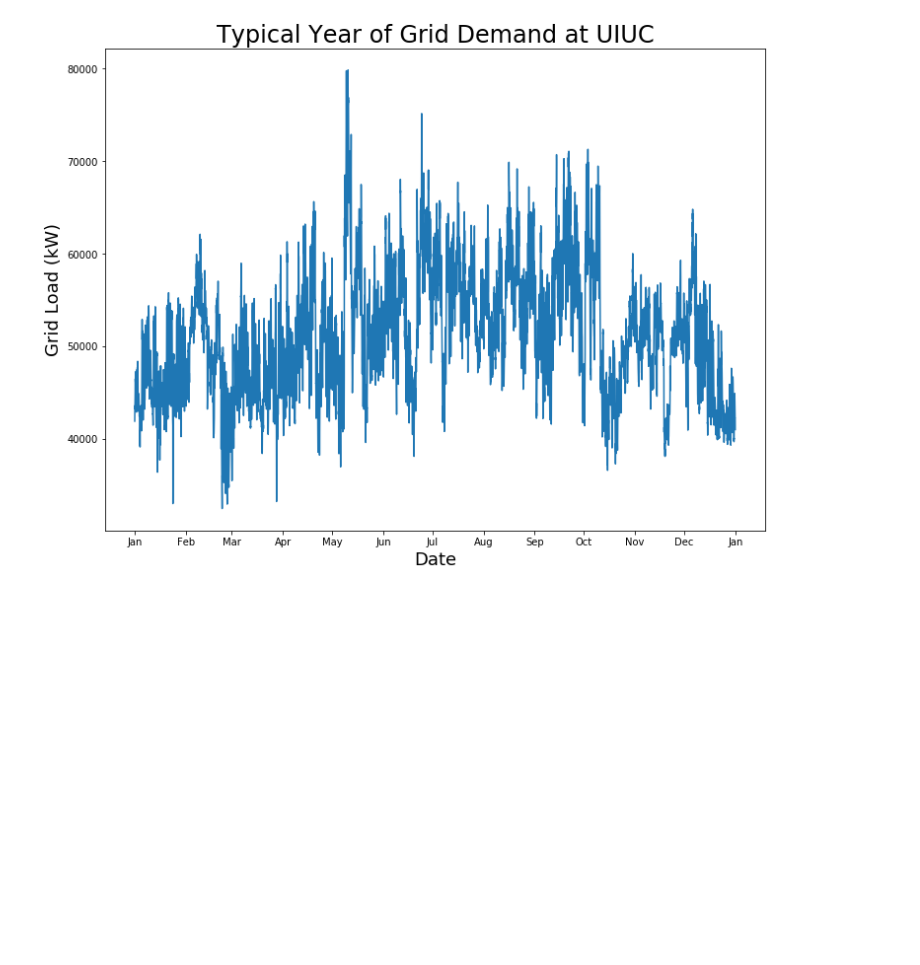
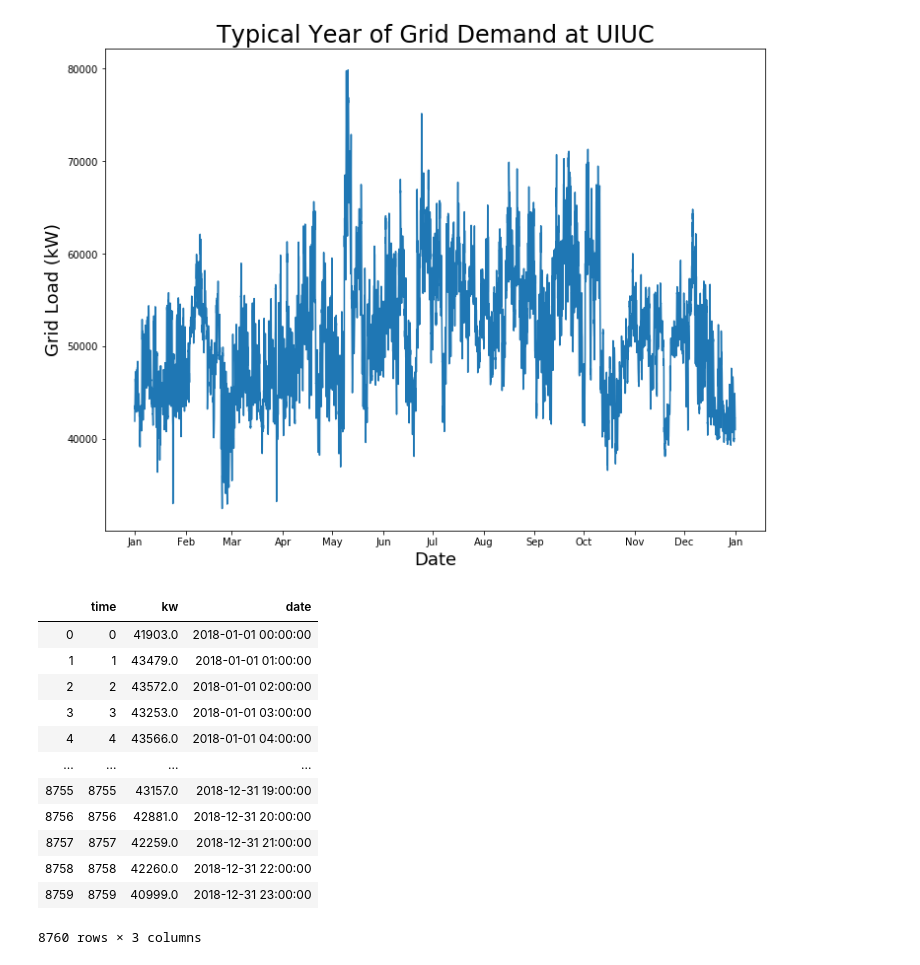
Before and after one commit to arfc/pride, a Jupyter notebook: data_processing/grid_demand.ipynb, the cells around one changed output. Cells and saved outputs as stored; diff of their text form; code cells hidden in the pictures; blank space fills up the shorter version.

```diff
--- a/data_processing/grid_demand.ipynb
+++ b/data_processing/grid_demand.ipynb
@@ -257,3 +257,19 @@ X.set_major_formatter(fmt)
 plt.show()
 # %% [output]
 [figure]
+# %%
+typical_demand
+# %% [output]
+|  | time | kw | date |
+| 0 | 0 | 41903.0 | 2018-01-01 00:00:00 |
+| 1 | 1 | 43479.0 | 2018-01-01 01:00:00 |
+| 2 | 2 | 43572.0 | 2018-01-01 02:00:00 |
+| 3 | 3 | 43253.0 | 2018-01-01 03:00:00 |
+| 4 | 4 | 43566.0 | 2018-01-01 04:00:00 |
+| ... | ... | ... | ... |
+| 8755 | 8755 | 43157.0 | 2018-12-31 19:00:00 |
+| 8756 | 8756 | 42881.0 | 2018-12-31 20:00:00 |
+| 8757 | 8757 | 42259.0 | 2018-12-31 21:00:00 |
+| 8758 | 8758 | 42260.0 | 2018-12-31 22:00:00 |
+| 8759 | 8759 | 40999.0 | 2018-12-31 23:00:00 |
+8760 rows × 3 columns
```
Also changed, not shown: parts of 7 cells of this notebook.
